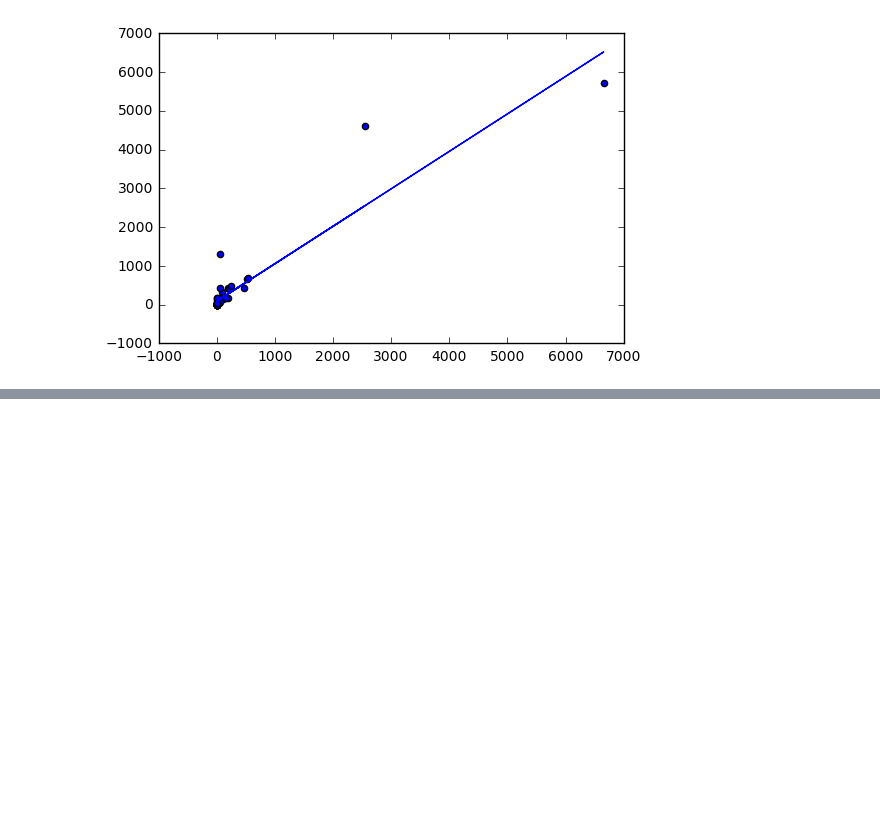
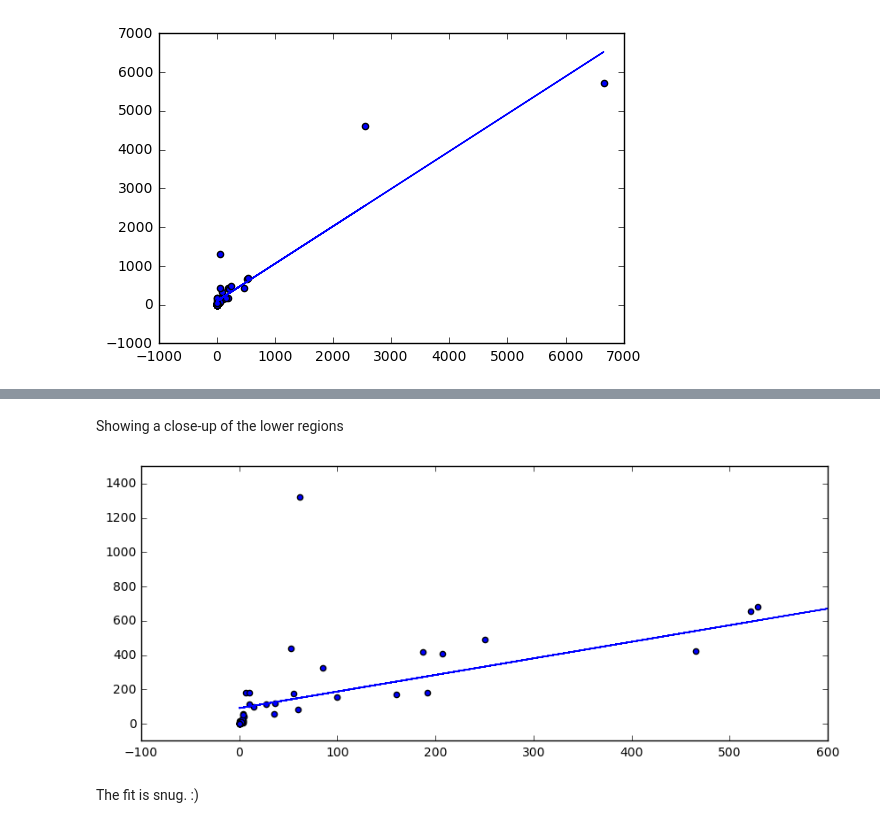
Before and after one commit to martin-martin/brain_body, a Jupyter notebook: BrainBody.ipynb, the cells around one changed output, grey strips where cells are left out. Cells and saved outputs as stored; diff of their text form; code cells hidden in the pictures; blank space fills up the shorter version.

```diff
--- a/BrainBody.ipynb
+++ b/BrainBody.ipynb
@@ -41,0 +41,17 @@ AttributeError: 'Figure' object has no attribute 'scatter'
+# %% [markdown]
+Showing a close-up of the lower regions
+# %%
+# build another plot figure
+fig = plt.figure(figsize=(10,4))
+plt.scatter(x_values, y_values)
+plt.plot(x_values, body_reg.predict(x_values))
+
+# delimit the displayed area
+# values chosen after inspecting the above graph
+xmin, xmax, ymin, ymax = -100, 600, -100, 1500
+plt.axis([xmin, xmax, ymin, ymax])
+plt.show()
+# %% [output]
+[figure, added]
+# %% [markdown]
+The fit is snug. :)
```
Also changed, not shown: parts of 1 cell of this notebook.
